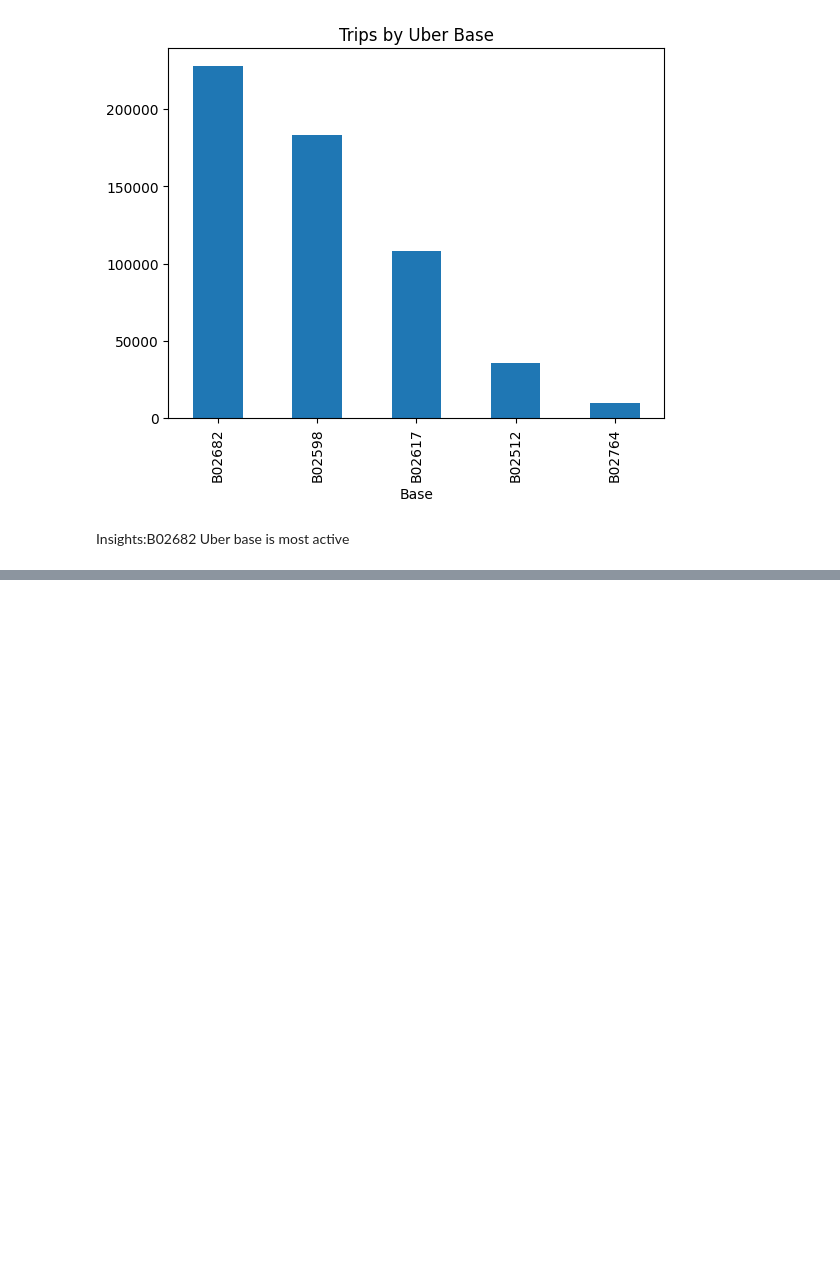
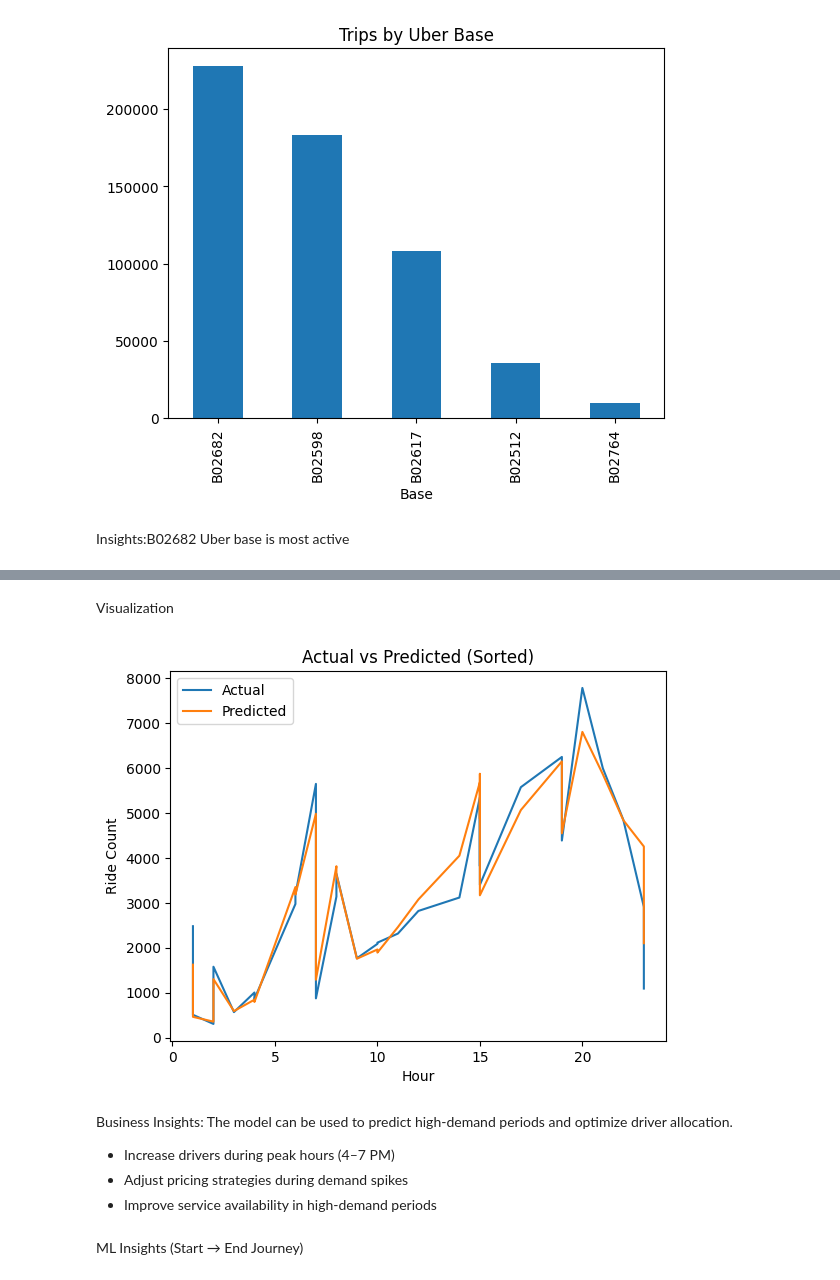
Before and after one commit to sunandha2/Urban-Mobility-Intelligence-Uber-Analysis, a Jupyter notebook: Uber_Pickup_Analysis.ipynb, the cells around one changed output, grey strips where cells are left out. Drawn from its saved outputs; the diff is of its cells as text; code cells hidden in the pictures; blank space fills up the shorter version.

```diff
--- a/Uber_Pickup_Analysis.ipynb
+++ b/Uber_Pickup_Analysis.ipynb
@@ -193,0 +238,3 @@ Insights:B02682 Uber base is most active
+# %%
+lr_pred = lr_model.predict(X_test)
+rf_pred = rf_model.predict(X_test)
@@ -193,0 +278,26 @@ Insights:B02682 Uber base is most active
+# %% [markdown]
+Visualization
+# %%
+import numpy as np
+
+sorted_idx = np.argsort(X_test['hour'])
+
+plt.plot(X_test['hour'].iloc[sorted_idx], y_test.iloc[sorted_idx], label="Actual")
+plt.plot(X_test['hour'].iloc[sorted_idx], rf_pred[sorted_idx], label="Predicted")
+
+plt.xlabel("Hour")
+plt.ylabel("Ride Count")
+plt.title("Actual vs Predicted (Sorted)")
+plt.legend()
+plt.show()
+# %% [output]
+[figure, added]
+# %% [markdown]
+Business Insights:
+The model can be used to predict high-demand periods and optimize driver allocation.
+
+- Increase drivers during peak hours (4–7 PM)
+- Adjust pricing strategies during demand spikes
+- Improve service availability in high-demand periods
+# %% [markdown]
+ML Insights (Start → End Journey)
```
Also changed, not shown: parts of 16 cells of this notebook.
